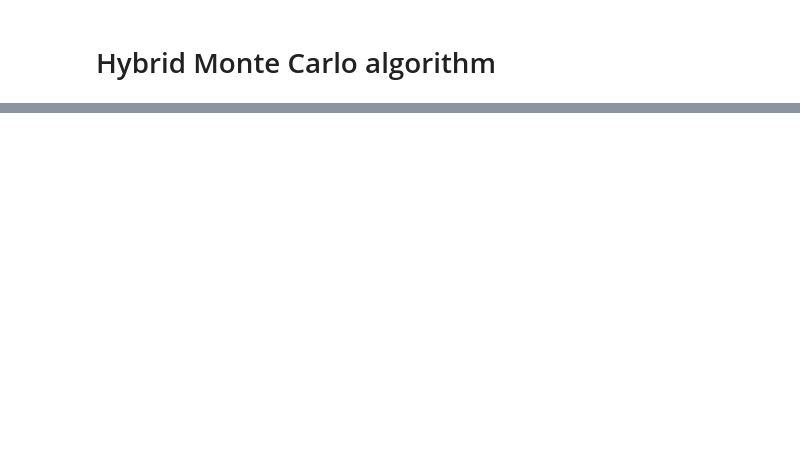
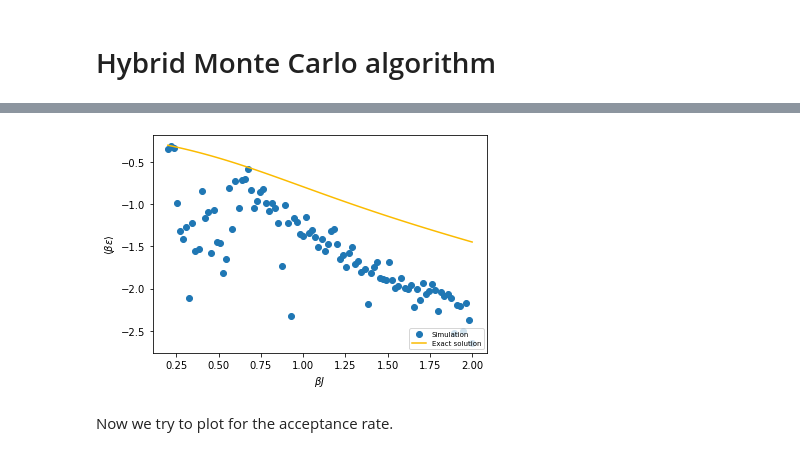
Before and after one commit to PugsGHub/compphyss, a Jupyter notebook: Sheet 3/Ising_HMC_sim.ipynb, the cells around one changed output, grey strips where cells are left out. Cells and saved outputs as stored; diff of their text form; code cells hidden in the pictures; blank space fills up the shorter version.

```diff
--- a/Sheet 3/Ising_HMC_sim.ipynb
+++ b/Sheet 3/Ising_HMC_sim.ipynb
@@ -177,0 +204,13 @@ plt.savefig('m_v_h.png')
+# %%
+plt.plot((J_input*beta),(e_numeric),marker='o',label="Simulation",linestyle='')
+plt.plot((J_input*beta),e_exact, color ='#fbbb00', label='Exact solution')
+
+plt.xlabel('$\\beta J$')
+plt.ylabel('$\\langle \\beta \\epsilon \\rangle$')
+plt.legend(loc='lower right',prop={'size': 7})
+plt.grid()
+plt.savefig('Plots/e_v_j.png')
+# %% [output]
+[figure, added]
+# %% [markdown]
+Now we try to plot for the acceptance rate.
```
Also changed, not shown: parts of 25 cells of this notebook, 6 other files.
